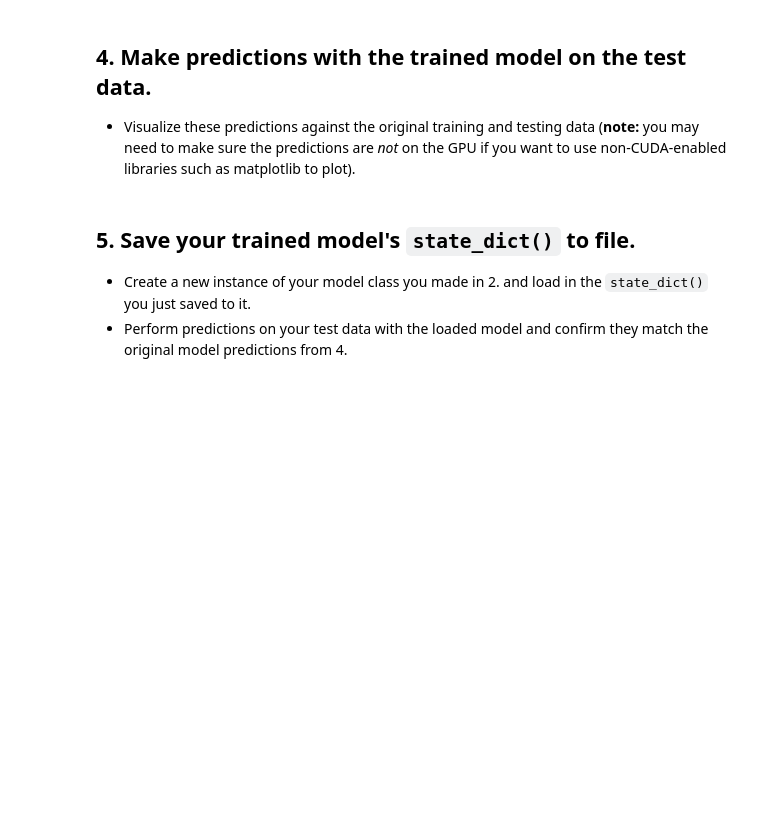
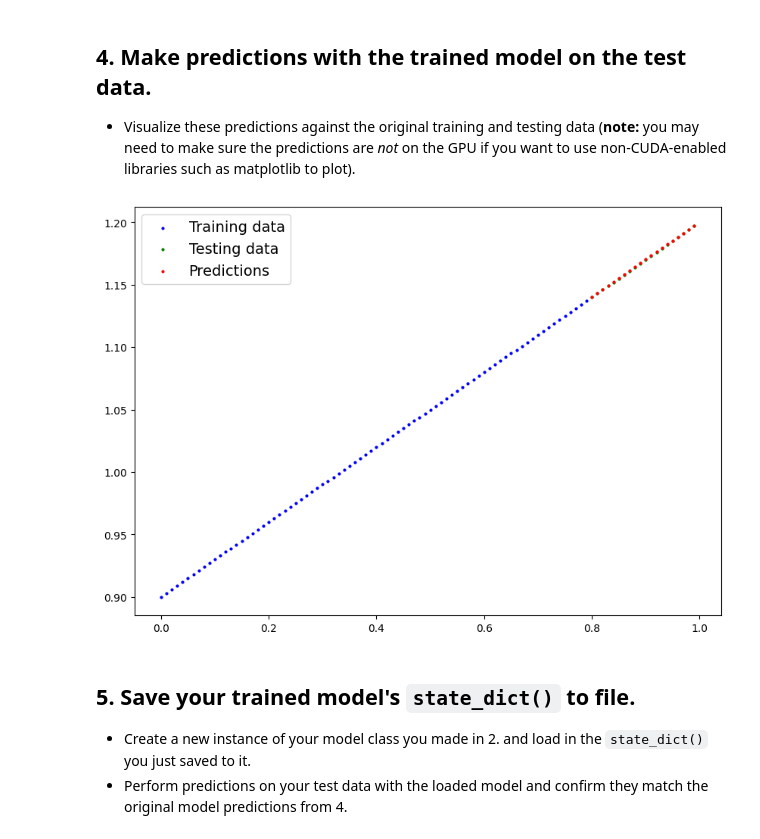
Before and after one commit to kimlind/ztm-pytorch-for-deeplearning, a Jupyter notebook: extras/exercises/01_pytorch_workflow_exercises.ipynb, the cells around one changed output. Drawn from its saved outputs; the diff is of its cells as text; code cells hidden in the pictures; blank space fills up the shorter version.

```diff
--- a/extras/exercises/01_pytorch_workflow_exercises.ipynb
+++ b/extras/exercises/01_pytorch_workflow_exercises.ipynb
@@ -121,7 +132,8 @@ class LinearRegressionModel(nn.Module):
     super().__init__()
     # use nn.linear() for creating the model parameters
     self.linear_layer = nn.Linear(in_features=1,
-                                  out_features = 1)
+                                  out_features = 1,
+                                  device=device)
 
   def forward(self, x: torch.Tensor) -> torch.Tensor:
     return self.linear_layer(x)
@@ -136,13 +148,13 @@ model_1 = LinearRegressionModel()
 # %%
 # Create the loss function and optimizer
 loss_fn = nn.L1Loss() # MAE
-optimizer = torch.optim.SGD(params=model_.parameters(), lr=0.001, )
+optimizer = torch.optim.SGD(params=model_1.parameters(), lr=0.001, )
 # %%
 # Training loop
 torch.manual_seed(13)
 
 # Train model for 300 epochs
-epochs = 300
+epochs = 1500
 
 # Send data to target device
 model_1.to(device)
@@ -171,7 +183,7 @@ for epoch in range(epochs):
   optimizer.step()
 
   ### Perform testing every 20 epochs
-  if epoch % 20 == 0:
+  if epoch % 100 == 0:
 
     # Put model in evaluation mode and setup inference context
     model_1.eval()
@@ -189,8 +215,15 @@ RuntimeError: ignored
   * Visualize these predictions against the original training and testing data (**note:** you may need to make sure the predictions are *not* on the GPU if you want to use non-CUDA-enabled libraries such as matplotlib to plot).
 # %%
 # Make predictions with the model
+model_1.eval()
+
+with torch.inference_mode():
+  y_pred = model_1(X_test)
 # %%
 # Plot the predictions (these may need to be on a specific device)
+plot_predictions(predictions=y_pred)
+# %% [output]
+[figure, added]
 # %% [markdown]
 ## 5. Save your trained model's `state_dict()` to file.
   * Create a new instance of your model class you made in 2. and load in the `state_dict()` you just saved to it.
```
Also changed, not shown: parts of 7 cells of this notebook.
